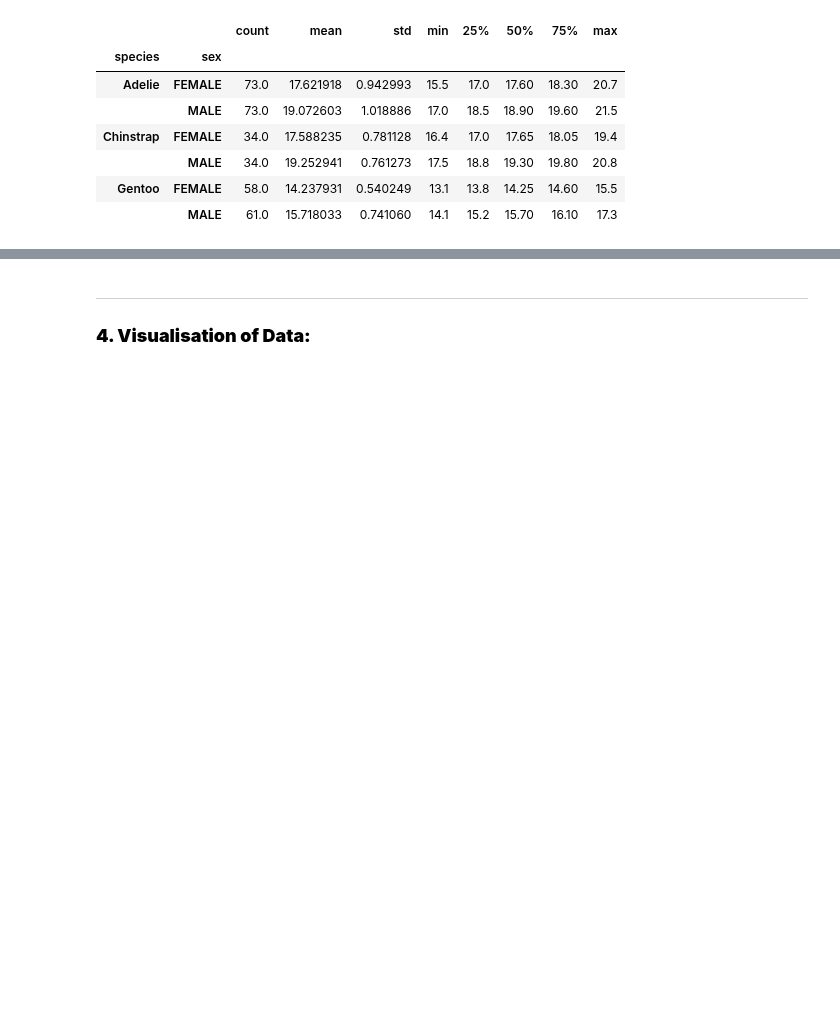
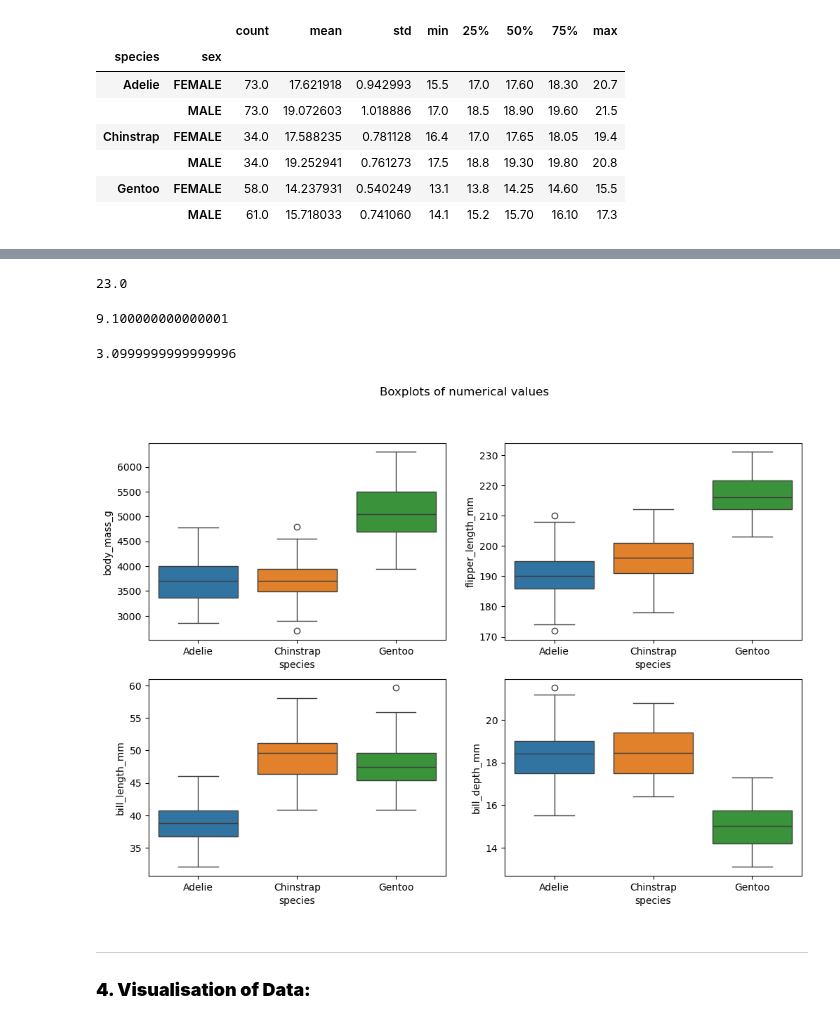
Before and after one commit to L-g00438909/my_work, a Jupyter notebook: penguins.ipynb, the cells around one changed output, grey strips where cells are left out. Drawn from its saved outputs; the diff is of its cells as text; code cells hidden in the pictures; blank space fills up the shorter version.

```diff
--- a/penguins.ipynb
+++ b/penguins.ipynb
@@ -273,3 +414,40 @@ df.groupby(['species', 'sex'])['bill_depth_mm'].describe()
+# %%
+# interquartile range of flipper length
+q1 = df['flipper_length_mm'].quantile(0.25)
+q3 = df['flipper_length_mm'].quantile(0.75)
+iqr = q3 - q1
+iqr
+# %% [output]
+23.0
+# %%
+# interquartile range of bill length
+q1 = df['bill_length_mm'].quantile(0.25)
+q3 = df['bill_length_mm'].quantile(0.75)
+iqr = q3 - q1
+iqr
+# %% [output]
+9.100000000000001
+# %%
+# interquartile range of bill depth
+q1 = df['bill_depth_mm'].quantile(0.25)
+q3 = df['bill_depth_mm'].quantile(0.75)
+iqr = q3 - q1
+iqr
+# %% [output]
+3.0999999999999996
+# %%
+# subplot boxplots of body mass, flipper length, bill length and bill depth
+
+fig, axs = plt.subplots(2, 2, figsize=(12, 8))
+sns.boxplot(data=df, x='species', y='body_mass_g', hue='species', ax=axs[0, 0])
+sns.boxplot(data=df, x='species', y='flipper_length_mm', hue='species', ax=axs[0, 1])
+sns.boxplot(data=df, x='species', y='bill_length_mm', hue='species', ax=axs[1, 0])
+sns.boxplot(data=df, x='species', y='bill_depth_mm', hue='species', ax=axs[1, 1])
+fig.suptitle('Boxplots of numerical values')
+
+plt.show()
+# %% [output]
+[figure, added]
 # %% [markdown]
 ***
 ### **4. Visualisation of Data:**
```
Also changed, not shown: parts of 38 cells of this notebook, 4 other files.
